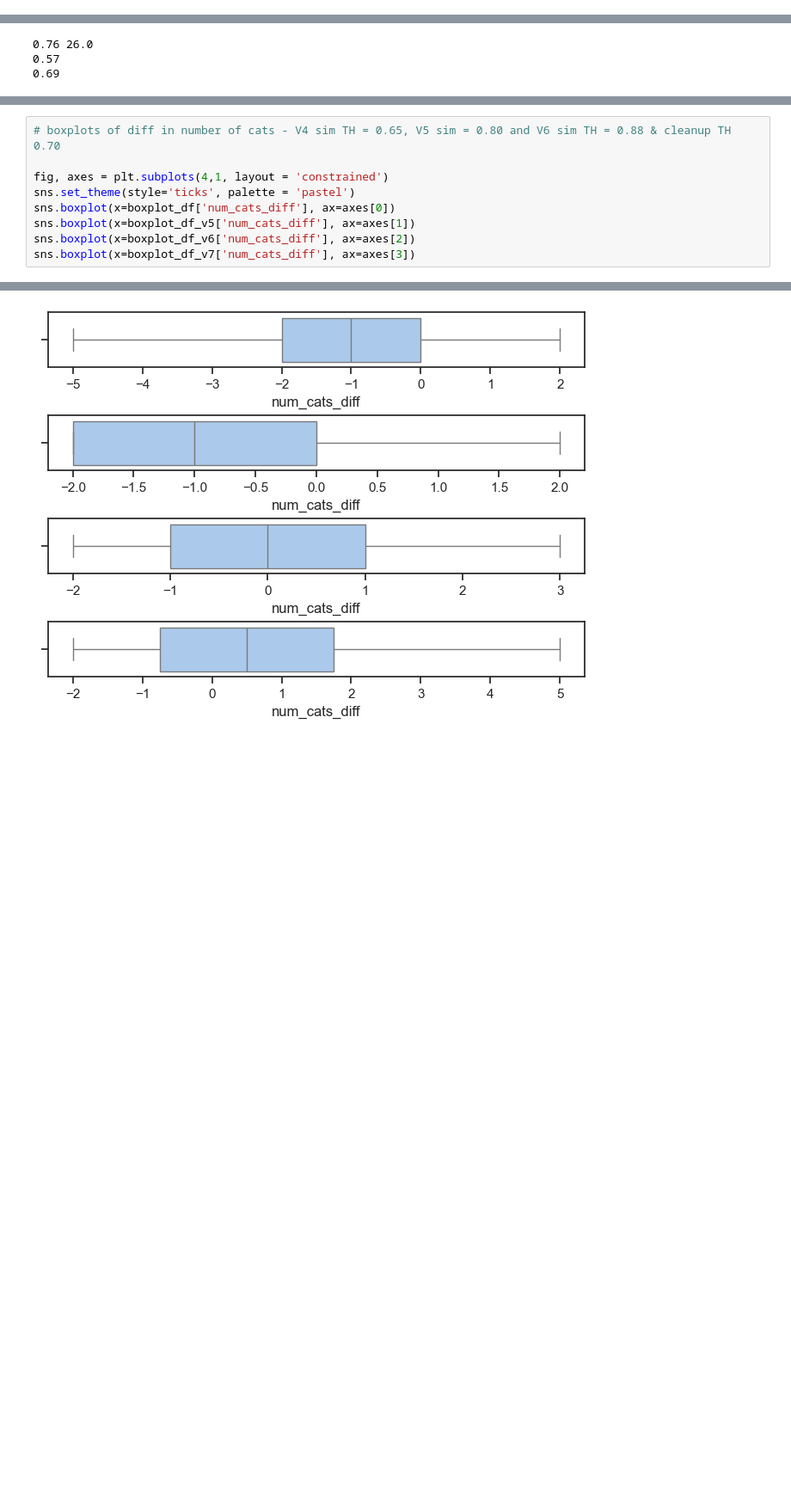
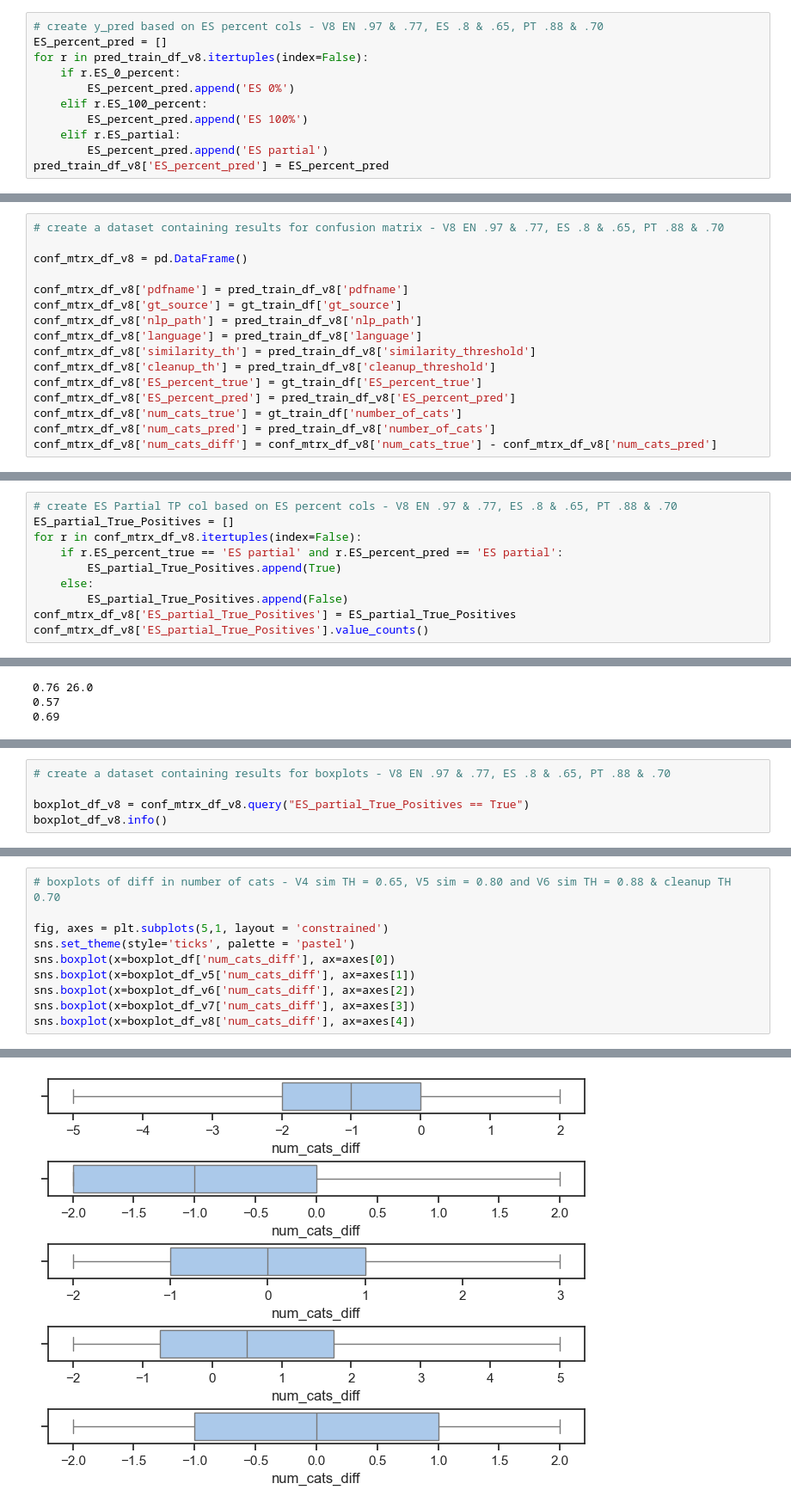
Before and after one commit to emw9805-notabot/ADSCert_project_Watson, a Jupyter notebook: Eval_metrics_2ndPass.ipynb, the cells around one changed output, grey strips where cells are left out. Shown at 86% size. Cells and saved outputs as stored; diff of their text form; blank space fills up the shorter version.

```diff
--- a/Eval_metrics_2ndPass.ipynb
+++ b/Eval_metrics_2ndPass.ipynb
@@ -258,6 +281,17 @@ for r in pred_train_df_v7.itertuples(index=False):
     elif r.ES_partial:
         ES_percent_pred.append('ES partial')
 pred_train_df_v7['ES_percent_pred'] = ES_percent_pred
+# %%
+# create y_pred based on ES percent cols - V8 EN .97 & .77, ES .8 & .65, PT .88 & .70
+ES_percent_pred = []
+for r in pred_train_df_v8.itertuples(index=False):
+    if r.ES_0_percent:
+        ES_percent_pred.append('ES 0%')
+    elif r.ES_100_percent:
+        ES_percent_pred.append('ES 100%')
+    elif r.ES_partial:
+        ES_percent_pred.append('ES partial')
+pred_train_df_v8['ES_percent_pred'] = ES_percent_pred
 # %%
 # create a dataset containing results for confusion matrix - V4 sim TH = 0.65
 
@@ -322,6 +356,22 @@ conf_mtrx_df_v7['ES_percent_pred'] = pred_train_df_v7['ES_percent_pred']
 conf_mtrx_df_v7['num_cats_true'] = gt_train_df['number_of_cats']
 conf_mtrx_df_v7['num_cats_pred'] = pred_train_df_v7['number_of_cats']
 conf_mtrx_df_v7['num_cats_diff'] = conf_mtrx_df_v7['num_cats_true'] - conf_mtrx_df_v7['num_cats_pred']
+# %%
+# create a dataset containing results for confusion matrix - V8 EN .97 & .77, ES .8 & .65, PT .88 & .70
+
+conf_mtrx_df_v8 = pd.DataFrame()
+
+conf_mtrx_df_v8['pdfname'] = pred_train_df_v8['pdfname']
+conf_mtrx_df_v8['gt_source'] = gt_train_df['gt_source']
+conf_mtrx_df_v8['nlp_path'] = pred_train_df_v8['nlp_path']
+conf_mtrx_df_v8['language'] = pred_train_df_v8['language']
+conf_mtrx_df_v8['similarity_th'] = pred_train_df_v8['similarity_threshold']
+conf_mtrx_df_v8['cleanup_th'] = pred_train_df_v8['cleanup_threshold']
+conf_mtrx_df_v8['ES_percent_true'] = gt_train_df['ES_percent_true']
+conf_mtrx_df_v8['ES_percent_pred'] = pred_train_df_v8['ES_percent_pred']
+conf_mtrx_df_v8['num_cats_true'] = gt_train_df['number_of_cats']
+conf_mtrx_df_v8['num_cats_pred'] = pred_train_df_v8['number_of_cats']
+conf_mtrx_df_v8['num_cats_diff'] = conf_mtrx_df_v8['num_cats_true'] - conf_mtrx_df_v8['num_cats_pred']
 # %%
 # create ES Partial TP col based on ES percent cols - V4 sim TH = 0.65
 ES_partial_True_Positives = []
@@ -414,3 +464,13 @@ ES_partial_True_Positives
 True     18
 False    16
 Name: count, dtype: int64
+# %%
+# create ES Partial TP col based on ES percent cols - V8 EN .97 & .77, ES .8 & .65, PT .88 & .70
+ES_partial_True_Positives = []
+for r in conf_mtrx_df_v8.itertuples(index=False):
+    if r.ES_percent_true == 'ES partial' and r.ES_percent_pred == 'ES partial':
+        ES_partial_True_Positives.append(True)
+    else:
+        ES_partial_True_Positives.append(False)
+conf_mtrx_df_v8['ES_partial_True_Positives'] = ES_partial_True_Positives
+conf_mtrx_df_v8['ES_partial_True_Positives'].value_counts()
@@ -743,3 +850,8 @@ Data columns (total 12 columns):
  11  ES_partial_True_Positives  18 non-null     bool
 dtypes: bool(1), float64(2), int64(3), str(6)
 memory usage: 3.1 KB
+# %%
+# create a dataset containing results for boxplots - V8 EN .97 & .77, ES .8 & .65, PT .88 & .70
+
+boxplot_df_v8 = conf_mtrx_df_v8.query("ES_partial_True_Positives == True")
+boxplot_df_v8.info()
@@ -746,15 +878,16 @@ memory usage: 3.1 KB
 # %%
 # boxplots of diff in number of cats - V4 sim TH = 0.65, V5 sim = 0.80 and V6 sim TH = 0.88 & cleanup TH 0.70
 
-fig, axes = plt.subplots(4,1, layout = 'constrained')
+fig, axes = plt.subplots(5,1, layout = 'constrained')
 sns.set_theme(style='ticks', palette = 'pastel')
 sns.boxplot(x=boxplot_df['num_cats_diff'], ax=axes[0])
 sns.boxplot(x=boxplot_df_v5['num_cats_diff'], ax=axes[1])
 sns.boxplot(x=boxplot_df_v6['num_cats_diff'], ax=axes[2])
 sns.boxplot(x=boxplot_df_v7['num_cats_diff'], ax=axes[3])
+sns.boxplot(x=boxplot_df_v8['num_cats_diff'], ax=axes[4])
 # %% [output]
 <Axes: xlabel='num_cats_diff'>
-[figure, old version]
+[figure, new version]
 # %%
 # boxplots of diff in number of cats - V4 sim TH = 0.65, V5 sim = 0.80 and V6 sim TH = 0.88 & cleanup TH 0.70
 
```
Also changed, not shown: parts of 12 cells of this notebook, 7 other files.
